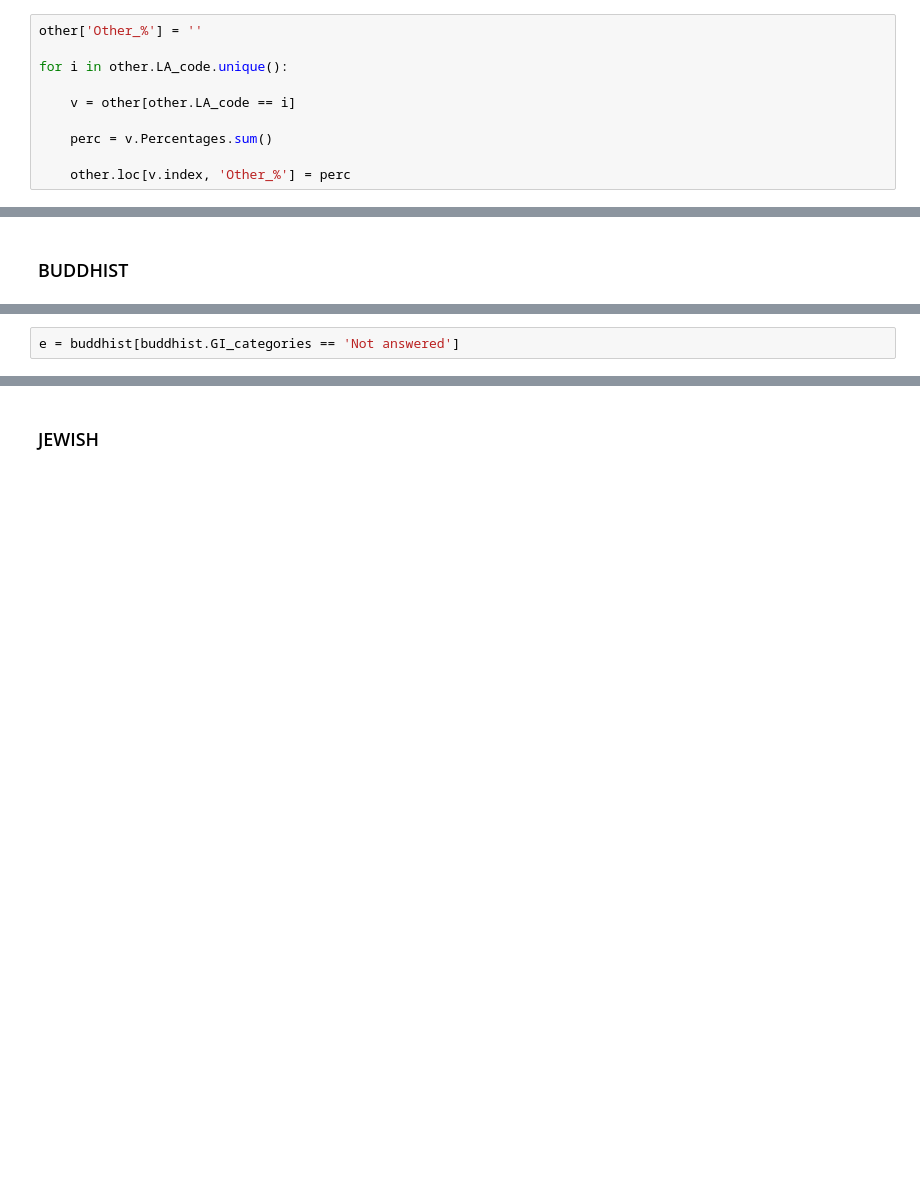
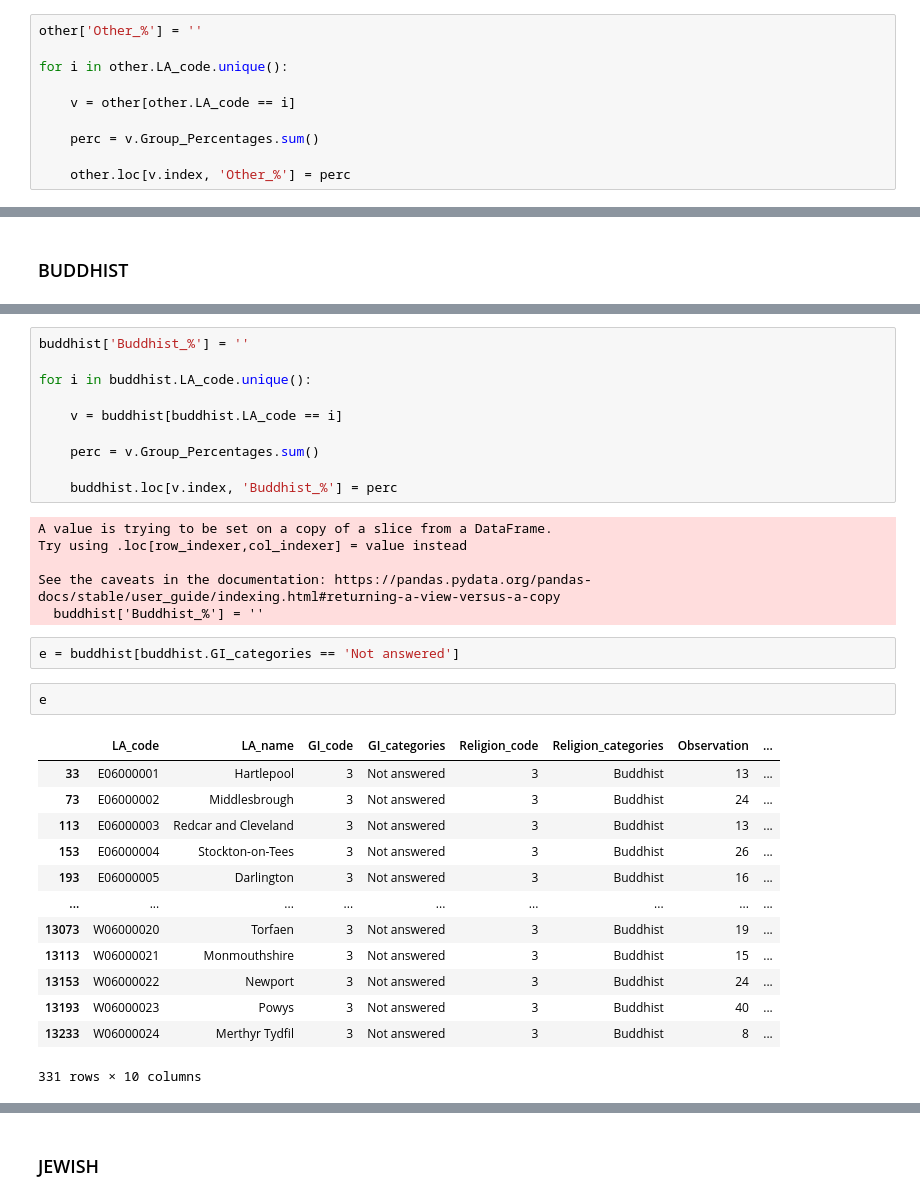
Before and after one commit to UKDataServiceOpen/InteractiveGender, a Jupyter notebook: Python/Non_response_GI.ipynb, the cells around one changed output, grey strips where cells are left out. Drawn from its saved outputs; the diff is of its cells as text; blank space fills up the shorter version.

```diff
--- a/Python/Non_response_GI.ipynb
+++ b/Python/Non_response_GI.ipynb
@@ -1056,6 +1543,6 @@ for i in other.LA_code.unique():
 
     v = other[other.LA_code == i]
 
-    perc = v.Percentages.sum()
+    perc = v.Group_Percentages.sum()
 
     other.loc[v.index, 'Other_%'] = perc
@@ -1108,5 +1626,37 @@ buddhist = buddhist.merge(other.groupby('LA_code')['Percentages'].sum().reset_in
+# %%
+buddhist['Buddhist_%'] = ''
+
+for i in buddhist.LA_code.unique():
+
+    v = buddhist[buddhist.LA_code == i]
+
+    perc = v.Group_Percentages.sum()
+
+    buddhist.loc[v.index, 'Buddhist_%'] = perc
+# %% [output]
+A value is trying to be set on a copy of a slice from a DataFrame.
+Try using .loc[row_indexer,col_indexer] = value instead
+
+See the caveats in the documentation: https://pandas.pydata.org/pandas-docs/stable/user_guide/indexing.html#returning-a-view-versus-a-copy
+  buddhist['Buddhist_%'] = ''
 # %%
 e = buddhist[buddhist.GI_categories == 'Not answered']
+# %%
+e
+# %% [output]
+|  | LA_code | LA_name | GI_code | GI_categories | Religion_code | Religion_categories | Observation | ... |
+| 33 | E06000001 | Hartlepool | 3 | Not answered | 3 | Buddhist | 13 | ... |
+| 73 | E06000002 | Middlesbrough | 3 | Not answered | 3 | Buddhist | 24 | ... |
+| 113 | E06000003 | Redcar and Cleveland | 3 | Not answered | 3 | Buddhist | 13 | ... |
+| 153 | E06000004 | Stockton-on-Tees | 3 | Not answered | 3 | Buddhist | 26 | ... |
+| 193 | E06000005 | Darlington | 3 | Not answered | 3 | Buddhist | 16 | ... |
+| ... | ... | ... | ... | ... | ... | ... | ... | ... |
+| 13073 | W06000020 | Torfaen | 3 | Not answered | 3 | Buddhist | 19 | ... |
+| 13113 | W06000021 | Monmouthshire | 3 | Not answered | 3 | Buddhist | 15 | ... |
+| 13153 | W06000022 | Newport | 3 | Not answered | 3 | Buddhist | 24 | ... |
+| 13193 | W06000023 | Powys | 3 | Not answered | 3 | Buddhist | 40 | ... |
+| 13233 | W06000024 | Merthyr Tydfil | 3 | Not answered | 3 | Buddhist | 8 | ... |
+331 rows × 10 columns
 # %%
 from bokeh.transform import factor_cmap, factor_mark
 from bokeh.plotting import figure, show
```
Also changed, not shown: parts of 90 cells of this notebook, 7 other files.
